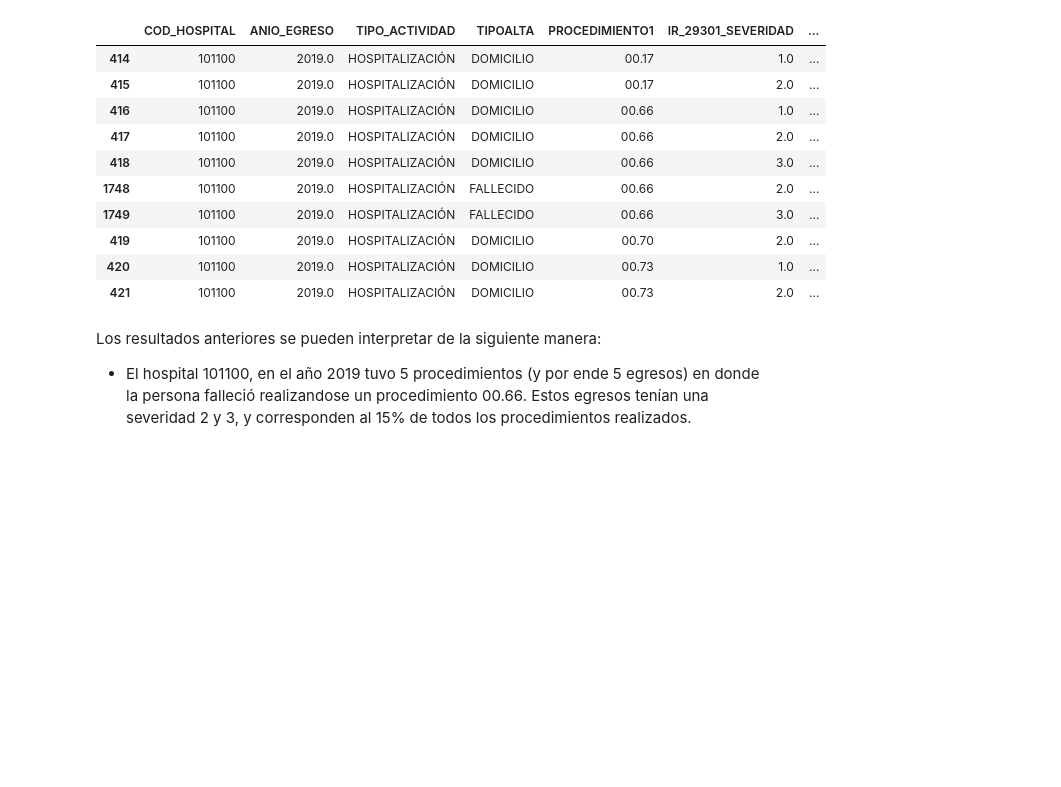
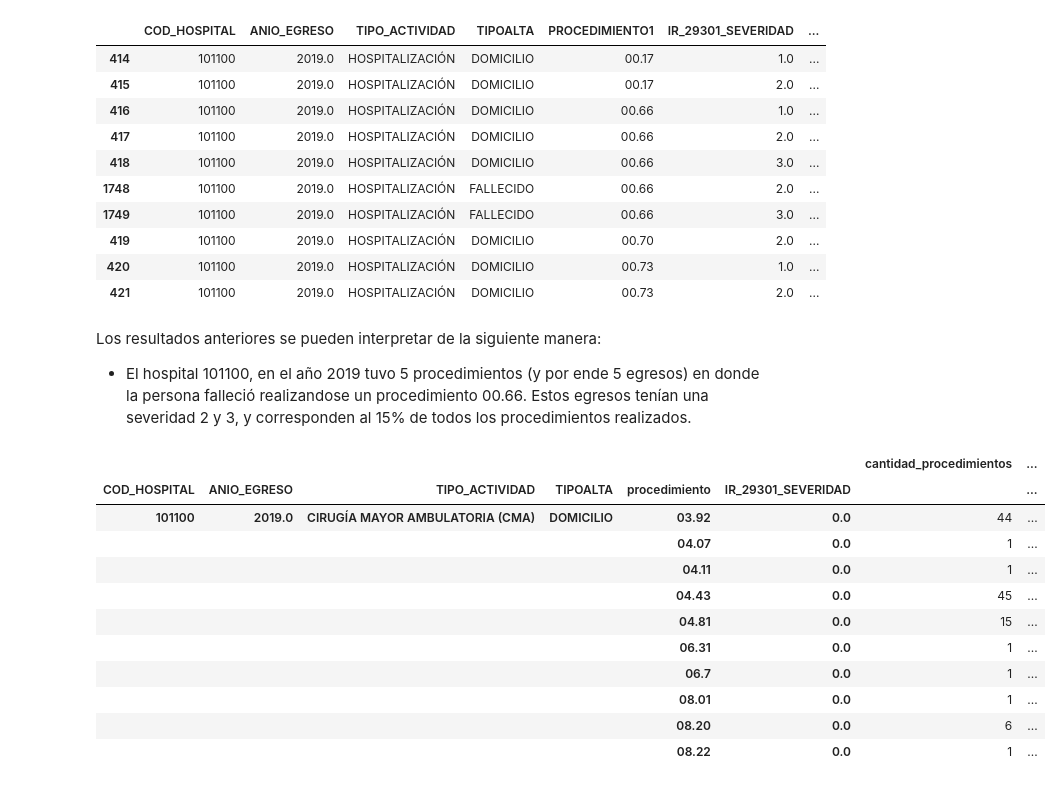
Before and after one commit to JavierRojas14/grd, a Jupyter notebook: notebooks/2.0-jrb-number-of-procedures-per-diagnosis.ipynb, the cells around one changed output. Saved outputs shown, nothing was run; the diff lists cells and outputs as text; code cells hidden in the pictures; blank space fills up the shorter version.

```diff
--- a/notebooks/2.0-jrb-number-of-procedures-per-diagnosis.ipynb
+++ b/notebooks/2.0-jrb-number-of-procedures-per-diagnosis.ipynb
@@ -382,0 +412,30 @@ desglose_procedimientos.to_csv(
+# %%
+desglose_procedimientos_2 = procedimientos_severidad_y_mortalidad.groupby(
+    [
+        "COD_HOSPITAL",
+        "ANIO_EGRESO",
+        "TIPO_ACTIVIDAD",
+        "TIPOALTA",
+        "procedimiento",
+        "IR_29301_SEVERIDAD",
+    ]
+).agg(cantidad_procedimientos=("procedimiento", "count"), peso_grd_medio=("IR_29301_PESO", "mean"))
+
+display(desglose_procedimientos_2.head(10))
+
+desglose_procedimientos_2 = desglose_procedimientos_2.reset_index().sort_values(
+    ["COD_HOSPITAL", "ANIO_EGRESO", "cantidad_procedimientos"]
+)
+# %% [output]
+|  |  |  |  |  |  | cantidad_procedimientos | ... |
+| COD_HOSPITAL | ANIO_EGRESO | TIPO_ACTIVIDAD | TIPOALTA | procedimiento | IR_29301_SEVERIDAD |  | ... |
+| 101100 | 2019.0 | CIRUGÍA MAYOR AMBULATORIA (CMA) | DOMICILIO | 03.92 | 0.0 | 44 | ... |
+|  |  |  |  | 04.07 | 0.0 | 1 | ... |
+|  |  |  |  | 04.11 | 0.0 | 1 | ... |
+|  |  |  |  | 04.43 | 0.0 | 45 | ... |
+|  |  |  |  | 04.81 | 0.0 | 15 | ... |
+|  |  |  |  | 06.31 | 0.0 | 1 | ... |
+|  |  |  |  | 06.7 | 0.0 | 1 | ... |
+|  |  |  |  | 08.01 | 0.0 | 1 | ... |
+|  |  |  |  | 08.20 | 0.0 | 6 | ... |
+|  |  |  |  | 08.22 | 0.0 | 1 | ... |
```
Also changed, not shown: parts of 13 cells of this notebook.
